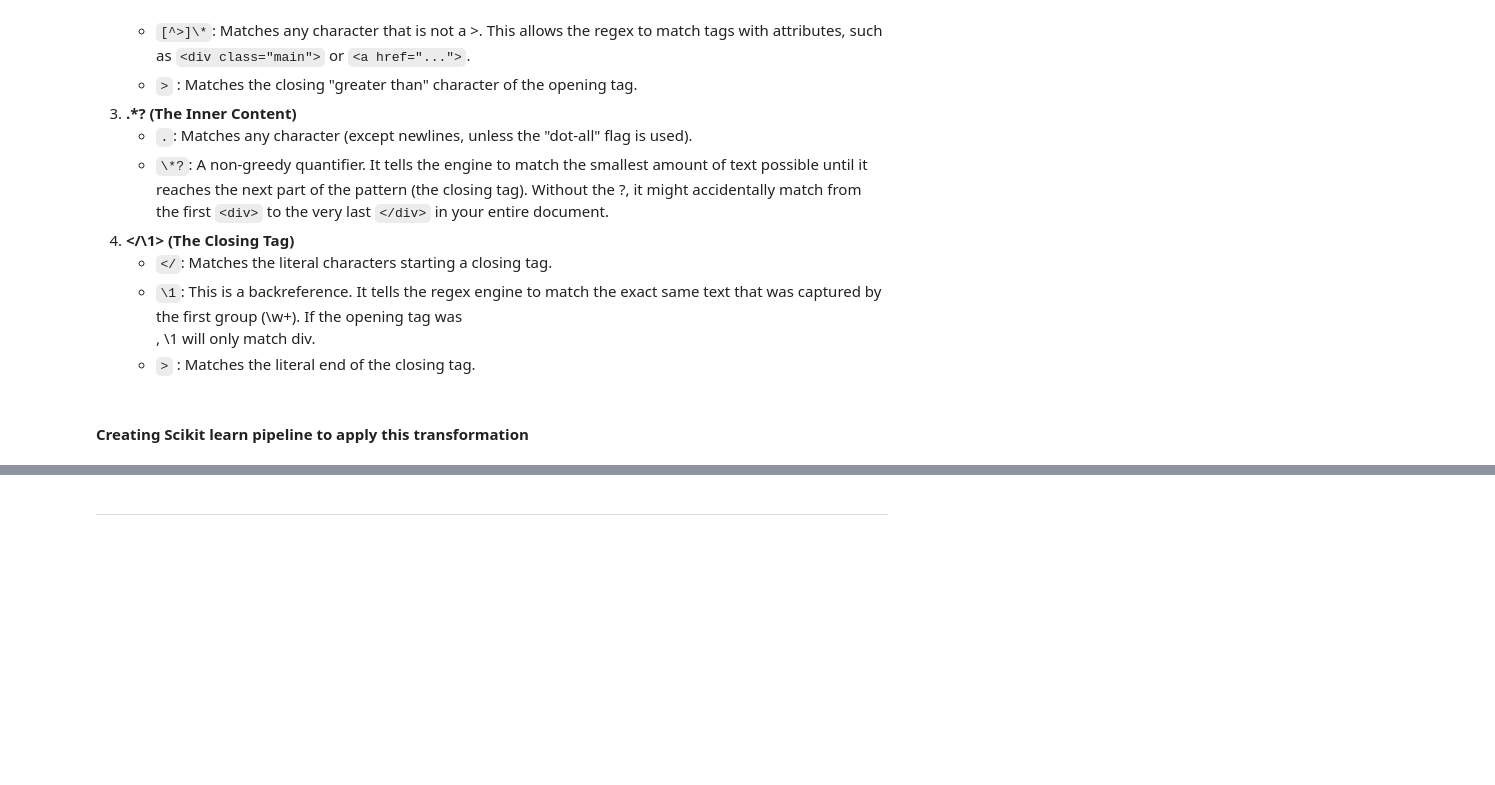
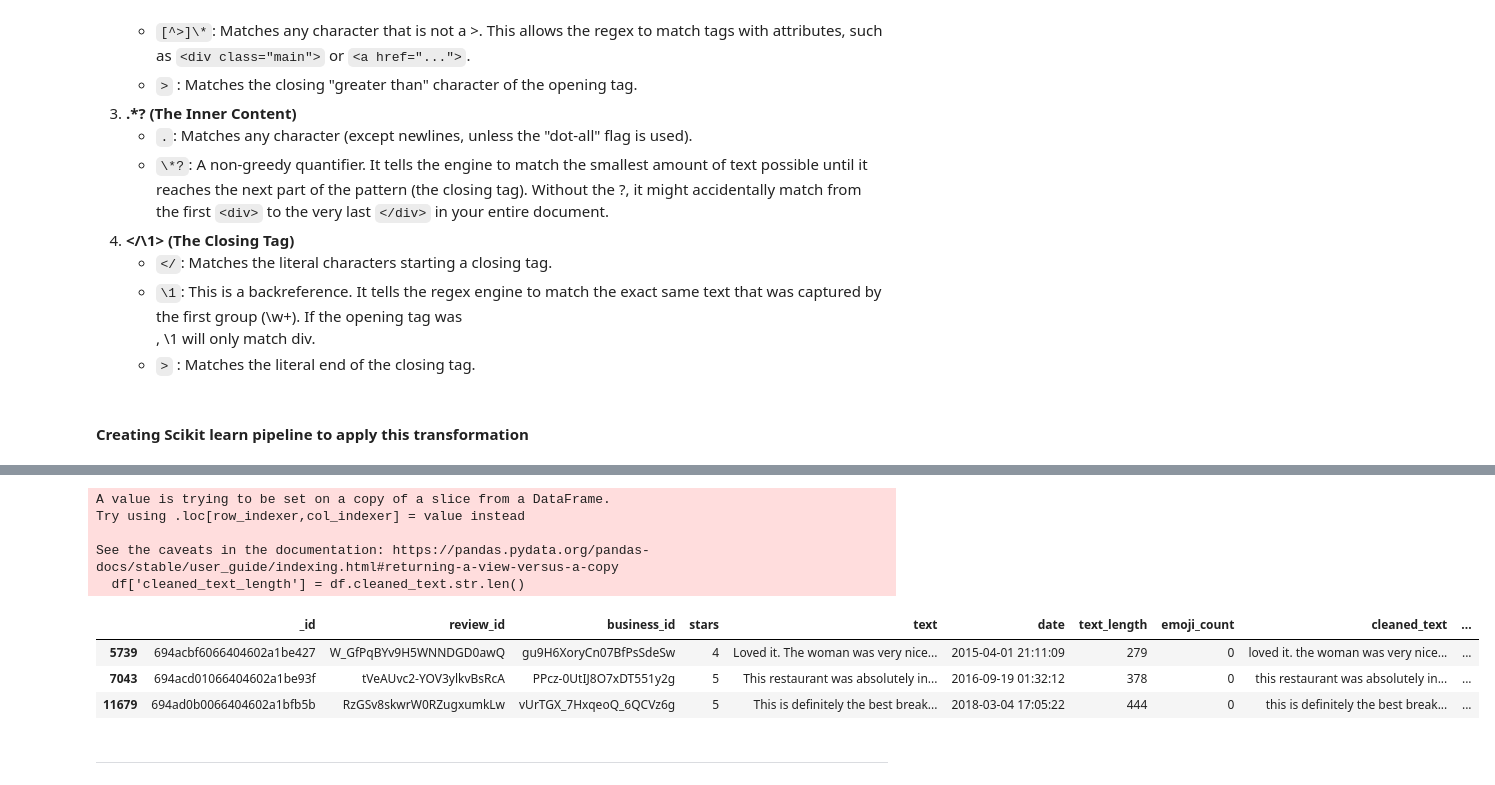
Before and after one commit to sid-146/streaming-and-nlp, a Jupyter notebook: src/notebooks/nlp_phase_0.ipynb, the cells around one changed output, grey strips where cells are left out. Saved outputs shown, nothing was run; the diff lists cells and outputs as text; code cells hidden in the pictures; blank space fills up the shorter version.

```diff
--- a/src/notebooks/nlp_phase_0.ipynb
+++ b/src/notebooks/nlp_phase_0.ipynb
@@ -191,23 +208,24 @@ def remove_emoji(text):
 # %%
 from sklearn.pipeline import Pipeline
 from sklearn.preprocessing import FunctionTransformer
+import numpy as np
 
-lower_text_transformer = FunctionTransformer(lower_text)
-remove_html_tags_transformer = FunctionTransformer(remove_html_tags)
-remove_new_lines_transformer = FunctionTransformer(remove_new_lines)
-remove_white_space_transformer = FunctionTransformer(remove_white_space)
-remove_emoji_transformer = FunctionTransformer(remove_emoji)
+lower_text_transformer = FunctionTransformer(np.vectorize(lower_text))
+remove_html_tags_transformer = FunctionTransformer(np.vectorize(remove_html_tags))
+remove_new_lines_transformer = FunctionTransformer(np.vectorize(remove_new_lines))
+remove_white_space_transformer = FunctionTransformer(np.vectorize(remove_white_space))
+remove_emoji_transformer = FunctionTransformer(np.vectorize(remove_emoji))
 
 
 text_cleaning_pipeline = Pipeline(
     [
         ("to_lowercase", lower_text_transformer),
         ("remove_html_tags", remove_html_tags_transformer),
-        ("remove new line sep", remove_new_lines_transformer)(
-            "extra white space remover", remove_white_space_transformer
-        ),
+        ("remove new line sep", remove_new_lines_transformer),
+        ("extra white space remover", remove_white_space_transformer),
         ("remove emoji", remove_emoji_transformer),
-        # You might stop here if you plan to use a vectorizer next (e.g., CountVectorizer)
-        # ('tokenize', tokenizer_transformer)
     ]
 )
+
+cleaned_text = text_cleaning_pipeline.fit_transform(df.text.values)
+df["cleaned_text"] = cleaned_text
@@ -214,2 +247,17 @@ text_cleaning_pipeline = Pipeline(
+# %%
+df['cleaned_text_length'] = df.cleaned_text.str.len()
+# %% [output]
+A value is trying to be set on a copy of a slice from a DataFrame.
+Try using .loc[row_indexer,col_indexer] = value instead
+
+See the caveats in the documentation: https://pandas.pydata.org/pandas-docs/stable/user_guide/indexing.html#returning-a-view-versus-a-copy
+  df['cleaned_text_length'] = df.cleaned_text.str.len()
+# %%
+df[(df['text_length'] != df['cleaned_text_length'])]
+# %% [output]
+|  | _id | review_id | business_id | stars | text | date | text_length | emoji_count | cleaned_text | ... |
+| 5739 | 694acbf6066404602a1be427 | W_GfPqBYv9H5WNNDGD0awQ | gu9H6XoryCn07BfPsSdeSw | 4 | Loved it. The woman was very nice... | 2015-04-01 21:11:09 | 279 | 0 | loved it. the woman was very nice... | ... |
+| 7043 | 694acd01066404602a1be93f | tVeAUvc2-YOV3ylkvBsRcA | PPcz-0UtIJ8O7xDT551y2g | 5 | This restaurant was absolutely in... | 2016-09-19 01:32:12 | 378 | 0 | this restaurant was absolutely in... | ... |
+| 11679 | 694ad0b0066404602a1bfb5b | RzGSv8skwrW0RZugxumkLw | vUrTGX_7HxqeoQ_6QCVz6g | 5 | This is definitely the best break... | 2018-03-04 17:05:22 | 444 | 0 | this is definitely the best break... | ... |
 # %% [markdown]
 ---
```
Also changed, not shown: parts of 14 cells of this notebook.
